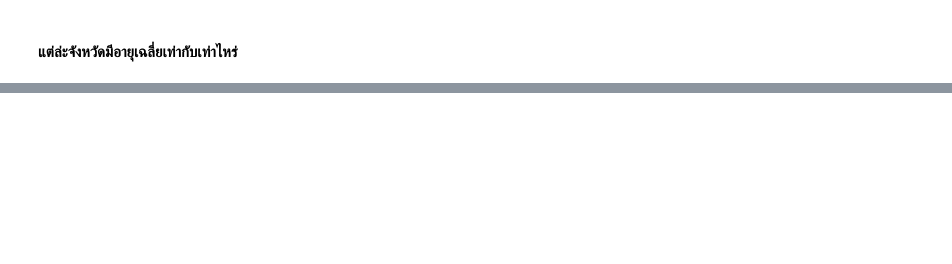
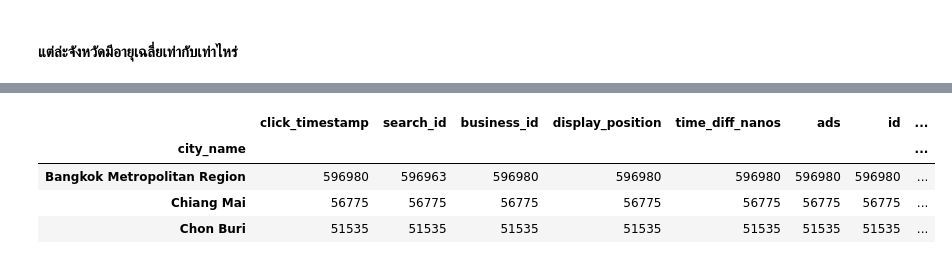
Before and after one commit to jittakorn-ch/DWDM21, a Jupyter notebook: Data_Preprocessing_(Chapter3).ipynb, the cells around one changed output, grey strips where cells are left out. Cells and saved outputs as stored; diff of their text form; code cells hidden in the pictures; blank space fills up the shorter version.

```diff
--- a/Data_Preprocessing_(Chapter3).ipynb
+++ b/Data_Preprocessing_(Chapter3).ipynb
@@ -1444,0 +1474,8 @@ HW + Quiz
+# %%
+merged_alltable.groupby('city_name').count().sort_values(by=['click_timestamp'],ascending=False).head(3)
+# %% [output]
+|  | click_timestamp | search_id | business_id | display_position | time_diff_nanos | ads | id | ... |
+| city_name |  |  |  |  |  |  |  | ... |
+| Bangkok Metropolitan Region | 596980 | 596963 | 596980 | 596980 | 596980 | 596980 | 596980 | ... |
+| Chiang Mai | 56775 | 56775 | 56775 | 56775 | 56775 | 56775 | 56775 | ... |
+| Chon Buri | 51535 | 51535 | 51535 | 51535 | 51535 | 51535 | 51535 | ... |
```
Also changed, not shown: parts of 12 cells of this notebook.
